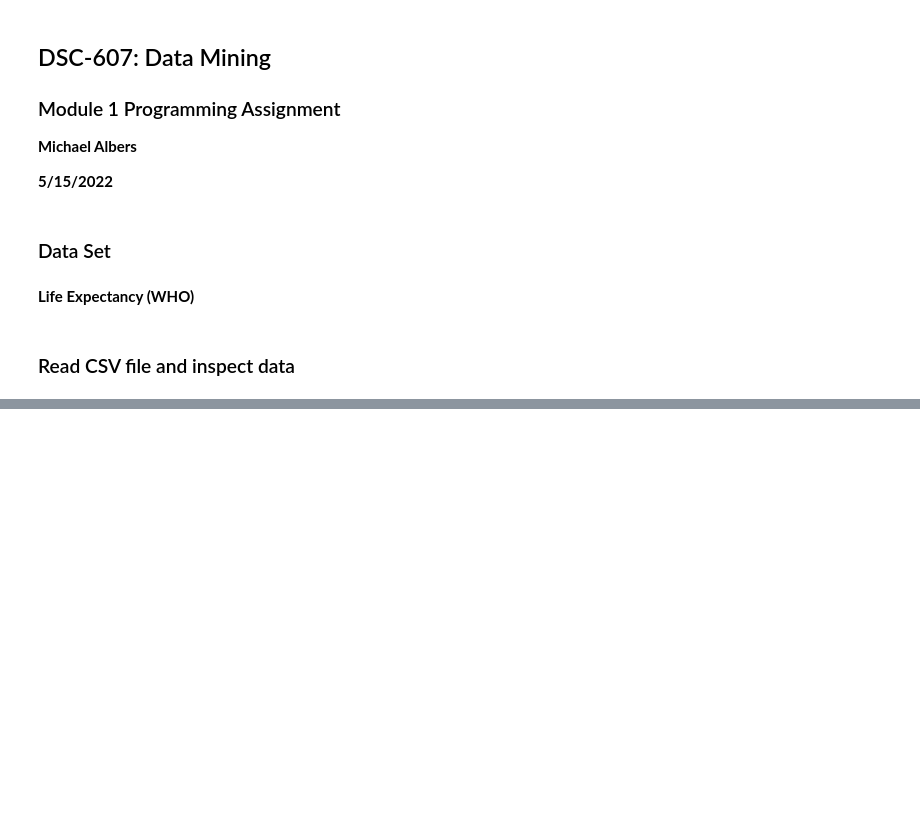
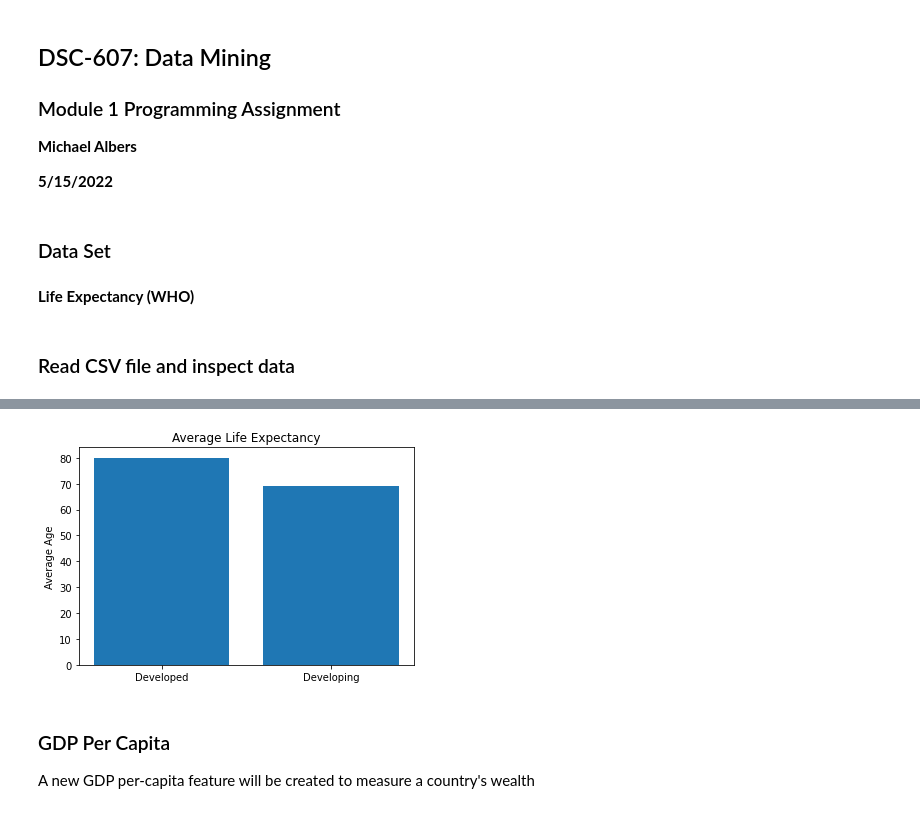
Before and after one commit to mwalbers1/DSC-607-Summer-2022, a Jupyter notebook: module-1-assignment.ipynb, the cells around one changed output, grey strips where cells are left out. Saved outputs shown, nothing was run; the diff lists cells and outputs as text; code cells hidden in the pictures; blank space fills up the shorter version.

```diff
--- a/module-1-assignment.ipynb
+++ b/module-1-assignment.ipynb
@@ -38,0 +187,15 @@ life_exp_df['year'].value_counts()
+# %%
+locations = [1,2]
+labels = ['Developed', 'Developing']
+# %%
+avg_life_exp = life_exp_2015.groupby('status').life_expectancy.mean()
+# %%
+plt.bar(locations, avg_life_exp, tick_label=labels)
+plt.title("Average Life Expectancy")
+plt.ylabel("Average Age")
+plt.show()
+# %% [output]
+[figure, added]
+# %% [markdown]
+### GDP Per Capita
+A new GDP per-capita feature will be created to measure a country's wealth
```
Also changed, not shown: parts of 41 cells of this notebook.
